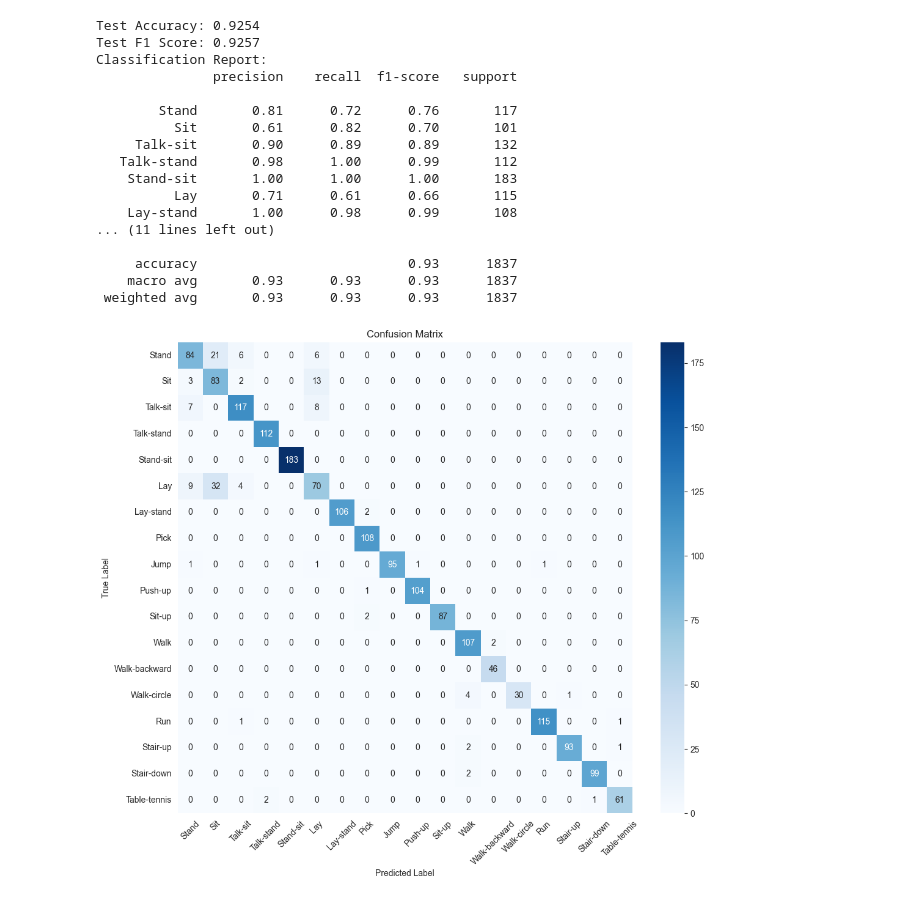
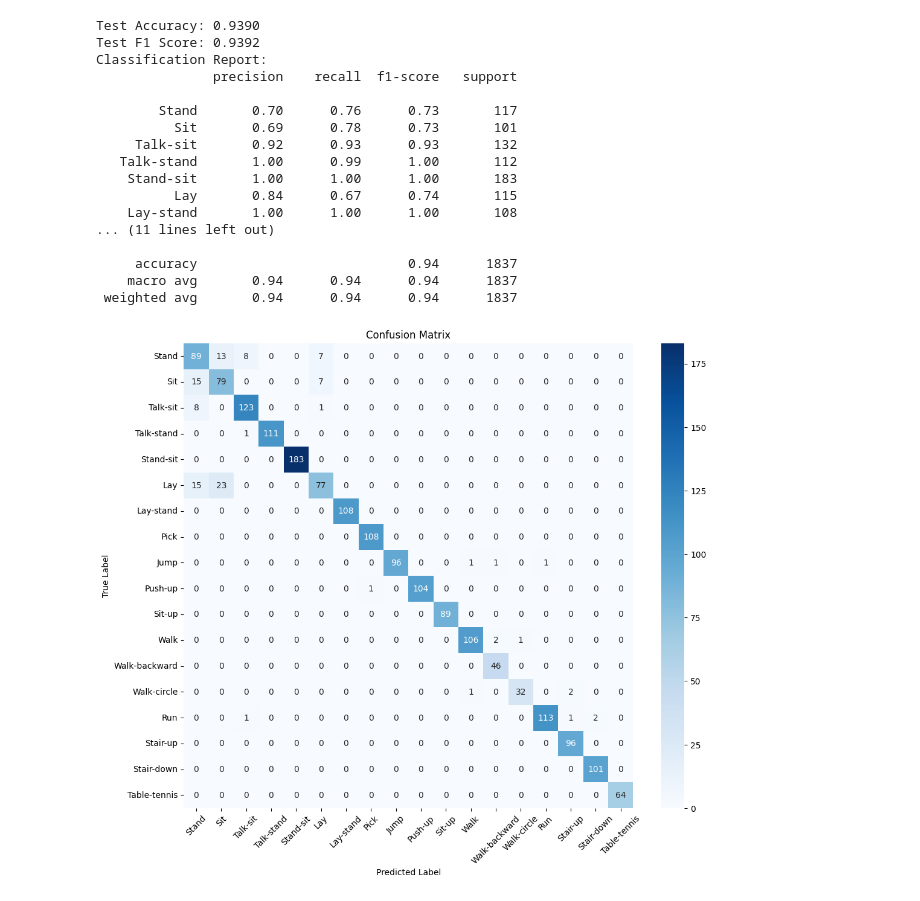
Before and after one commit to Wasloso/isa-s1-mla-project, a Jupyter notebook: neural_network_showcase.ipynb, the cells around one changed output. Cells and saved outputs as stored; diff of their text form; code cells hidden in the pictures.

```diff
--- a/neural_network_showcase.ipynb
+++ b/neural_network_showcase.ipynb
@@ -116,41 +136,44 @@ plot_training_history(history)
 # %%
-predictions = model.predict(X_test, mask=lengths_test)
-y_true = np.argmax(Y_test, axis=1)
-y_pred = np.argmax(predictions, axis=1)
-accuracy = accuracy_score(y_true, y_pred)
-f1 = f1_score(y_true, y_pred, average="weighted")
-print(f"Test Accuracy: {accuracy:.4f}")
-print(f"Test F1 Score: {f1:.4f}")
-print("Classification Report:")
-print(classification_report(y_true, y_pred, target_names=[activity_map[i] for i in range(num_classes)]))
-cm = confusion_matrix(y_true, y_pred)
-plt.figure(figsize=(12, 10))
-sns.heatmap(cm, annot=True, fmt="d", cmap="Blues", xticklabels=[activity_map[i] for i in range(num_classes)], yticklabels=[activity_map[i] for i in range(num_classes)])
-plt.xlabel("Predicted Label")
-plt.ylabel("True Label")
-plt.title("Confusion Matrix")
-plt.xticks(rotation=45)
-plt.yticks(rotation=0)
-plt.show()
+def plot_confusion_matrix(x_test, y_test, model, lengths_test, activity_map):
+    predictions = model.predict(x_test, mask=lengths_test)
+    y_true = np.argmax(y_test, axis=1)
+    y_pred = np.argmax(predictions, axis=1)
+    accuracy = accuracy_score(y_true, y_pred)
+    f1 = f1_score(y_true, y_pred, average="weighted")
+    print(f"Test Accuracy: {accuracy:.4f}")
+    print(f"Test F1 Score: {f1:.4f}")
+    print("Classification Report:")
+    print(classification_report(y_true, y_pred, target_names=[activity_map[i] for i in range(num_classes)]))
+    cm = confusion_matrix(y_true, y_pred)
+    plt.figure(figsize=(12, 10))
+    sns.heatmap(cm, annot=True, fmt="d", cmap="Blues", xticklabels=[activity_map[i] for i in range(num_classes)], yticklabels=[activity_map[i] for i in range(num_classes)])
+    plt.xlabel("Predicted Label")
+    plt.ylabel("True Label")
+    plt.title("Confusion Matrix")
+    plt.xticks(rotation=45)
+    plt.yticks(rotation=0)
+    plt.show()
-# %% [output]
-Test Accuracy: 0.9254
-Test F1 Score: 0.9257
-Classification Report:
-               precision    recall  f1-score   support
-
-        Stand       0.81      0.72      0.76       117
-          Sit       0.61      0.82      0.70       101
-     Talk-sit       0.90      0.89      0.89       132
-   Talk-stand       0.98      1.00      0.99       112
-    Stand-sit       1.00      1.00      1.00       183
-          Lay       0.71      0.61      0.66       115
-    Lay-stand       1.00      0.98      0.99       108
-... (11 lines left out)
-
-     accuracy                           0.93      1837
-    macro avg       0.93      0.93      0.93      1837
- weighted avg       0.93      0.93      0.93      1837
-[figure, removed]
+# %%
+plot_confusion_matrix(x_test, Y_test, _loaded, lengths_test=lengths_test, activity_map=activity_map)
+# %% [output]
+Test Accuracy: 0.9390
+Test F1 Score: 0.9392
+Classification Report:
+               precision    recall  f1-score   support
+
+        Stand       0.70      0.76      0.73       117
+          Sit       0.69      0.78      0.73       101
+     Talk-sit       0.92      0.93      0.93       132
+   Talk-stand       1.00      0.99      1.00       112
+    Stand-sit       1.00      1.00      1.00       183
+          Lay       0.84      0.67      0.74       115
+    Lay-stand       1.00      1.00      1.00       108
+... (11 lines left out)
+
+     accuracy                           0.94      1837
+    macro avg       0.94      0.94      0.94      1837
+ weighted avg       0.94      0.94      0.94      1837
+[figure, added]
 # %%
 
 def compare_gpu_vs_cpu(X, Y, model: Network, epochs=1, batch_size=64, verbose=5):
```
Also changed, not shown: parts of 11 cells of this notebook, 10 other files.
